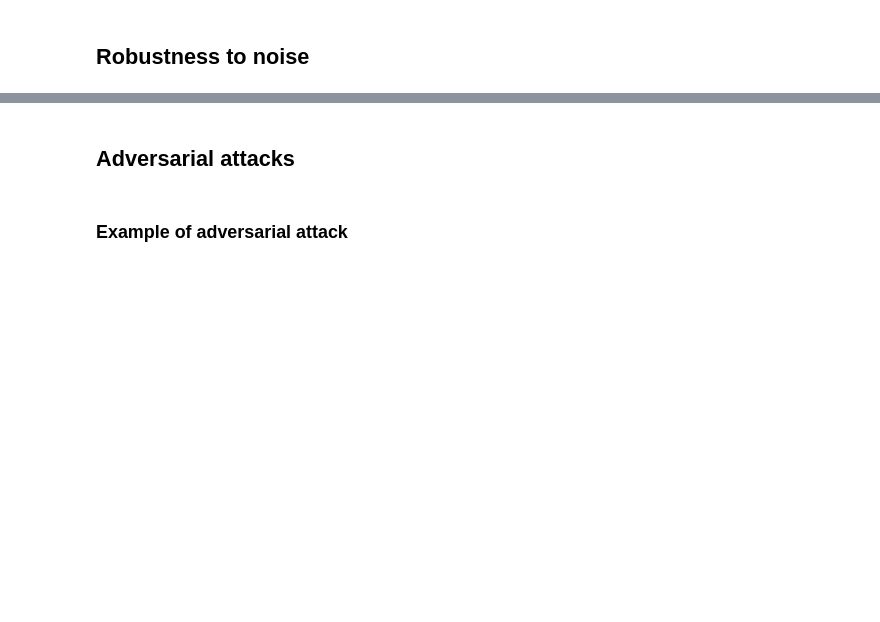
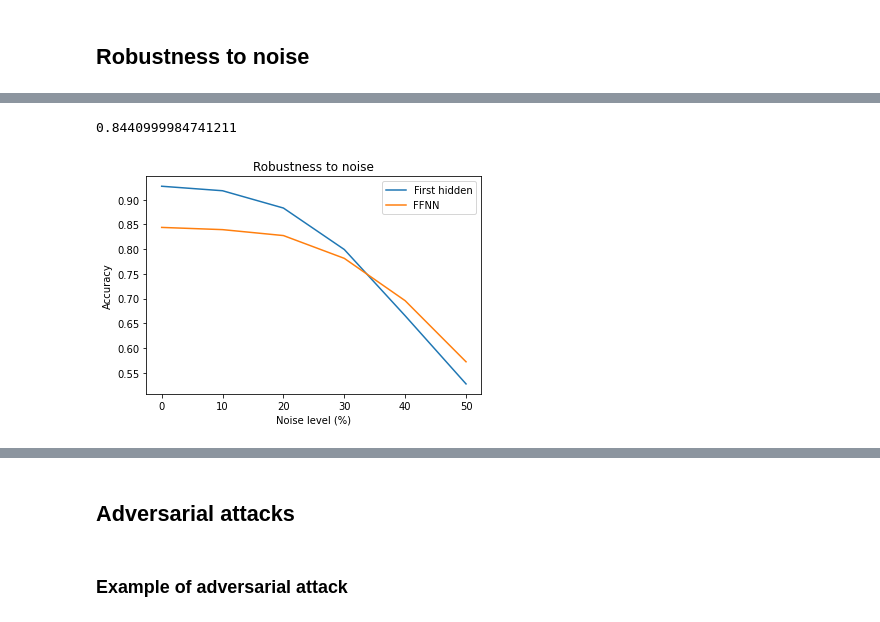
Before and after one commit to PashaIanko/RestrictedBolzmannMachine, a Jupyter notebook: main.ipynb, the cells around one changed output, grey strips where cells are left out. Cells and saved outputs as stored; diff of their text form; code cells hidden in the pictures; blank space fills up the shorter version.

```diff
--- a/main.ipynb
+++ b/main.ipynb
@@ -1058,0 +1178,10 @@ plot_noise_robustness_curves(
+# %%
+num_epochs = 40
+batch_size = 125
+
+dbn_mnist.train_static(
+    data_train,
+    targets_train,
+    num_epochs,
+    batch_size
+)
@@ -1058,0 +1198,8 @@ plot_noise_robustness_curves(
+# %%
+hidden_repr_layer_1 = _get_kth_layer_repr(data_train, 0)
+# %%
+rbm_layer_size = dbn_mnist.rbm_layers[0].W.shape[1]
+perceptron_first_hidden = Perceptron(
+    rbm_layer_size,
+    class_num = 10)
+_train(perceptron_first_hidden, hidden_repr_layer_1, targets = targets_train, epochs=1500)
@@ -1058,0 +1252,6 @@ plot_noise_robustness_curves(
+# %%
+ffnn = FeedForward(
+    500,
+    class_num = 10,
+    input_size = PreprocParams.crop_size * PreprocParams.crop_size
+)
@@ -1058,0 +1288,15 @@ plot_noise_robustness_curves(
+# %%
+_compute_accuracy(predictions_ffnn, targets_test)
+# %% [output]
+0.8440999984741211
+# %%
+noise_levels = [0, 0.1, 0.2, 0.3, 0.4, 0.5] #, 0.6, 0.7, 0.8]
+_plot_noise_robustness_curves(
+    noise_levels,
+    data = data_test,
+    targets = targets_test,
+    ffnn_model = ffnn,
+    perc_model = perceptron_first_hidden
+)
+# %% [output]
+[figure, added]
```
Also changed, not shown: parts of 42 cells of this notebook.
